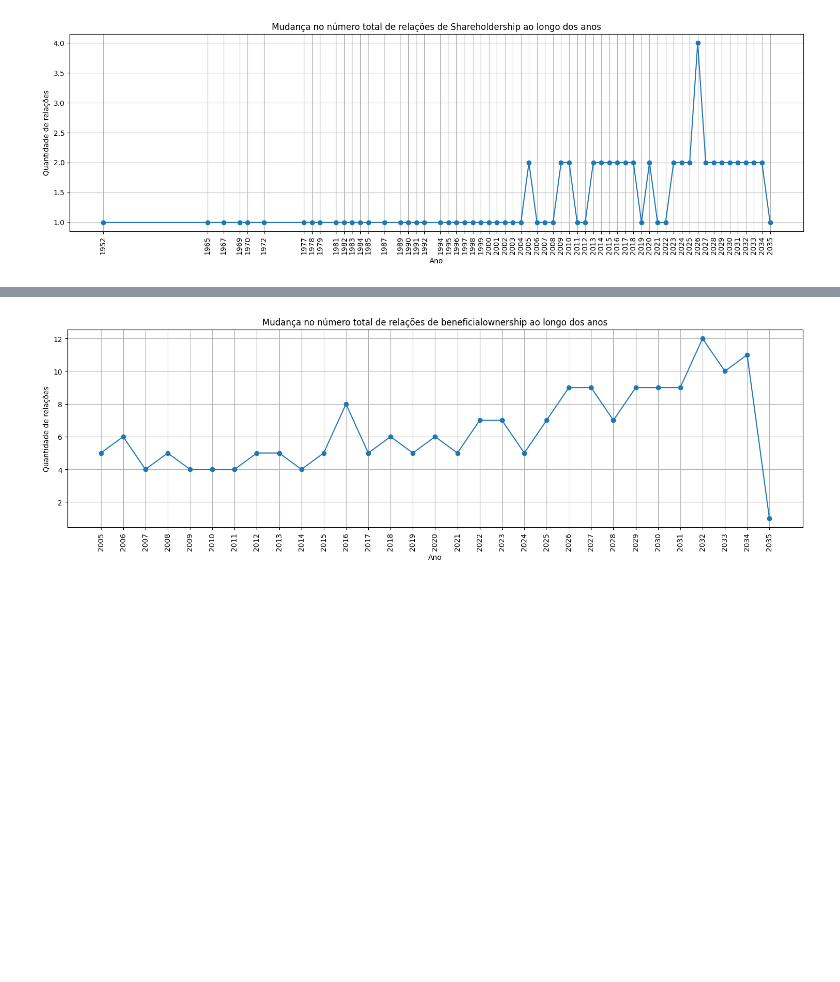
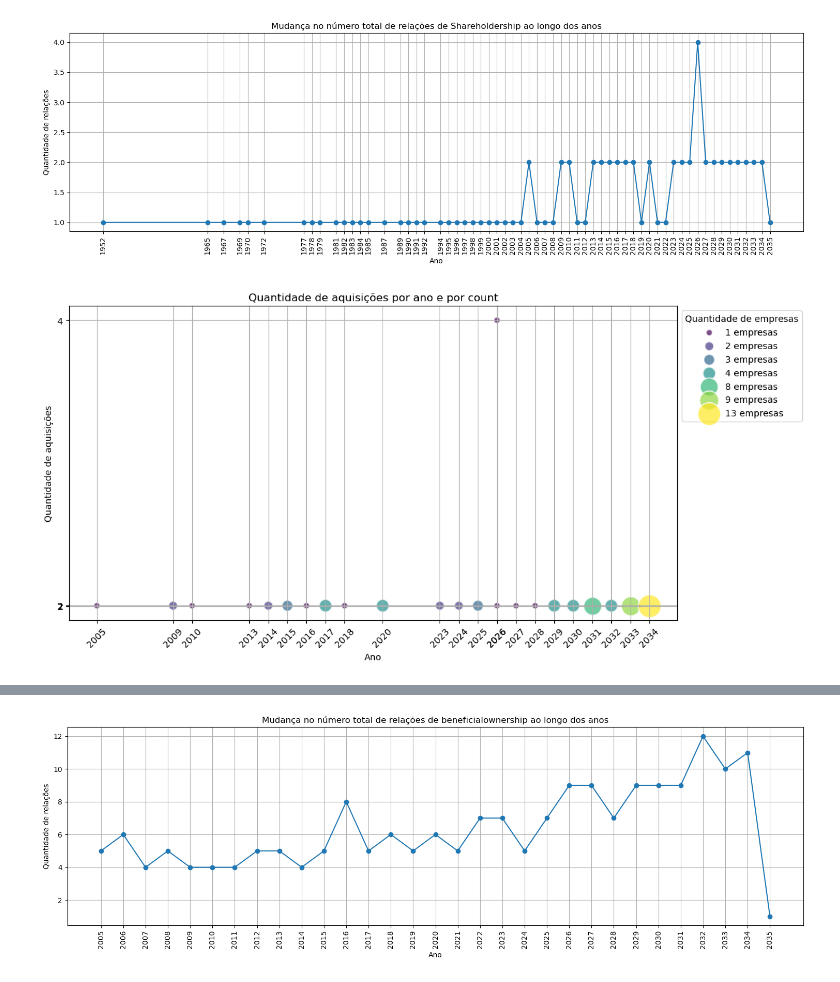
Before and after one commit to bettachini/visualizacion, a Jupyter notebook: vast2024/analisis2.ipynb, the cells around one changed output, grey strips where cells are left out. Saved outputs shown, nothing was run; the diff lists cells and outputs as text; code cells hidden in the pictures; blank space fills up the shorter version.

Commit message:
feat: Adicionar recurso de visualização de gráficos

```diff
--- a/vast2024/analisis2.ipynb
+++ b/vast2024/analisis2.ipynb
@@ -284,3 +305,40 @@ plt.tight_layout()
 plt.show()
 # %% [output]
 [figure]
+# %%
+df = count_shareholdership[count_shareholdership['count'] > 1].groupby(['count', 'start_date']).size().reset_index(name='num_companies').sort_values(by='start_date')
+# %%
+
+# Determinando as cores com base na quantidade de empresas (num_companies)
+num_companies_unique = sorted(df['num_companies'].unique())
+colors = plt.cm.viridis(np.linspace(0, 1, len(num_companies_unique)))
+
+# Mapeando as cores para cada valor único de num_companies
+color_map = {num_companies: colors[i] for i, num_companies in enumerate(num_companies_unique)}
+
+# Convertendo num_companies para cores correspondentes
+df['color'] = df['num_companies'].map(color_map)
+
+# Preparando o gráfico de dispersão
+plt.figure(figsize=(12, 6))
+for i, num_companies in enumerate(num_companies_unique):
+    df_filtered = df[df['num_companies'] == num_companies]
+    plt.scatter(df_filtered['start_date'], df_filtered['count'], s=df_filtered['num_companies']*50, c=[color_map[num_companies]], label=f'{num_companies} empresas', alpha=0.7, edgecolors='w', linewidth=1.5)
+
+# Adicionando título e rótulos dos eixos
+plt.title('Quantidade de aquisições por ano e por count')
+plt.xlabel('Ano')
+plt.ylabel('Quantidade de aquisições')
+
+# Adicionando a legenda
+plt.legend(title='Quantidade de empresas', loc='upper left', bbox_to_anchor=(1, 1))
+
+# Configurando os ticks para mostrar todos os valores
+plt.xticks(df['start_date'], rotation=45)
+plt.yticks(df['count'])
+
+plt.grid(True)
+plt.tight_layout()
+plt.show()
+# %% [output]
+[figure, added]
```
Also changed, not shown: parts of 24 cells of this notebook.
